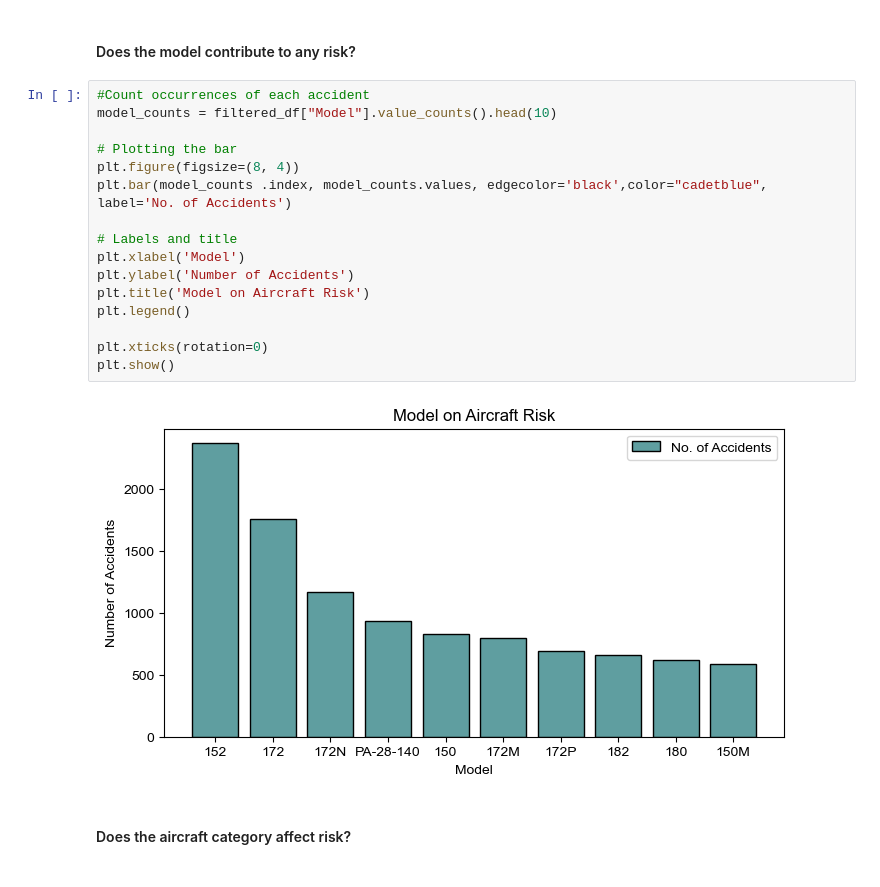
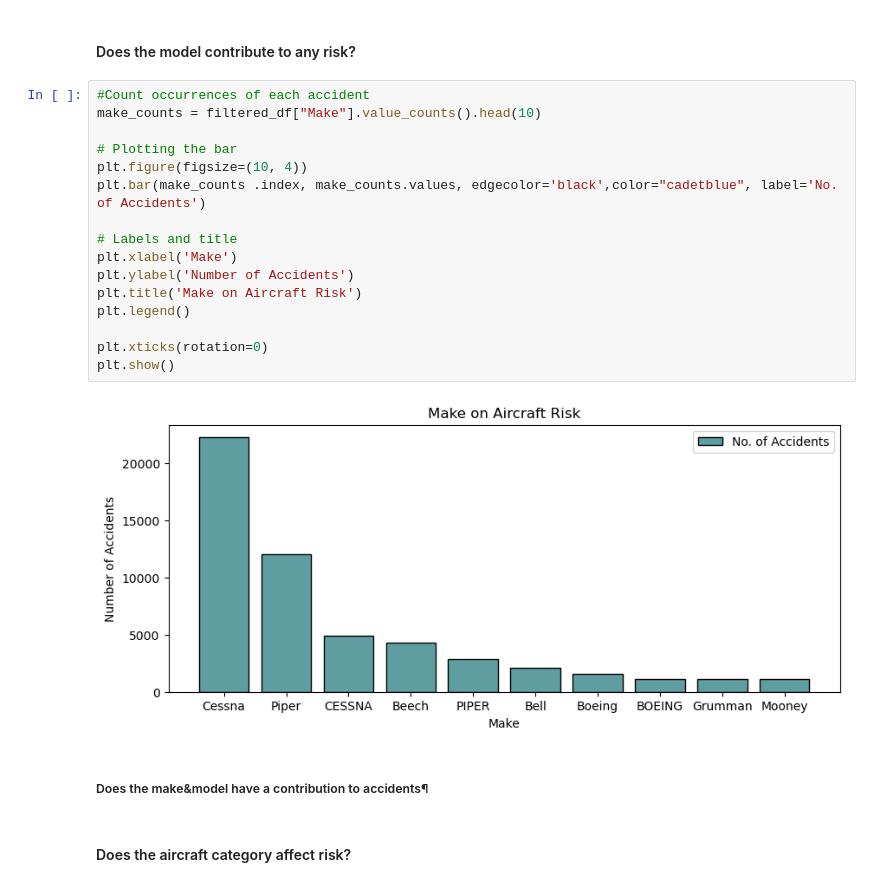
Before and after one commit to blaise-mwangi/dsc-project-aviation, a Jupyter notebook: dsc_project_aviation.ipynb, the cells around one changed output. Cells and saved outputs as stored; diff of their text form.

```diff
--- a/dsc_project_aviation.ipynb
+++ b/dsc_project_aviation.ipynb
@@ -350,22 +370,24 @@ plt.show()
 #### Does the model contribute to any risk?
 # %%
 #Count occurrences of each accident
-model_counts = filtered_df["Model"].value_counts().head(10)
+make_counts = filtered_df["Make"].value_counts().head(10)
 
 # Plotting the bar
-plt.figure(figsize=(8, 4))
-plt.bar(model_counts .index, model_counts.values, edgecolor='black',color="cadetblue", label='No. of Accidents')
+plt.figure(figsize=(10, 4))
+plt.bar(make_counts .index, make_counts.values, edgecolor='black',color="cadetblue", label='No. of Accidents')
 
 # Labels and title
-plt.xlabel('Model')
+plt.xlabel('Make')
 plt.ylabel('Number of Accidents')
-plt.title('Model on Aircraft Risk')
+plt.title('Make on Aircraft Risk')
 plt.legend()
 
 plt.xticks(rotation=0)
 plt.show()
 # %% [output]
-[figure, old version]
+[figure, new version]
+# %% [markdown]
+##### Does the make&model have a contribution to accidents¶
 # %% [markdown]
 #### Does the aircraft category affect risk?
 # %%
```
Also changed, not shown: parts of 18 cells of this notebook.
